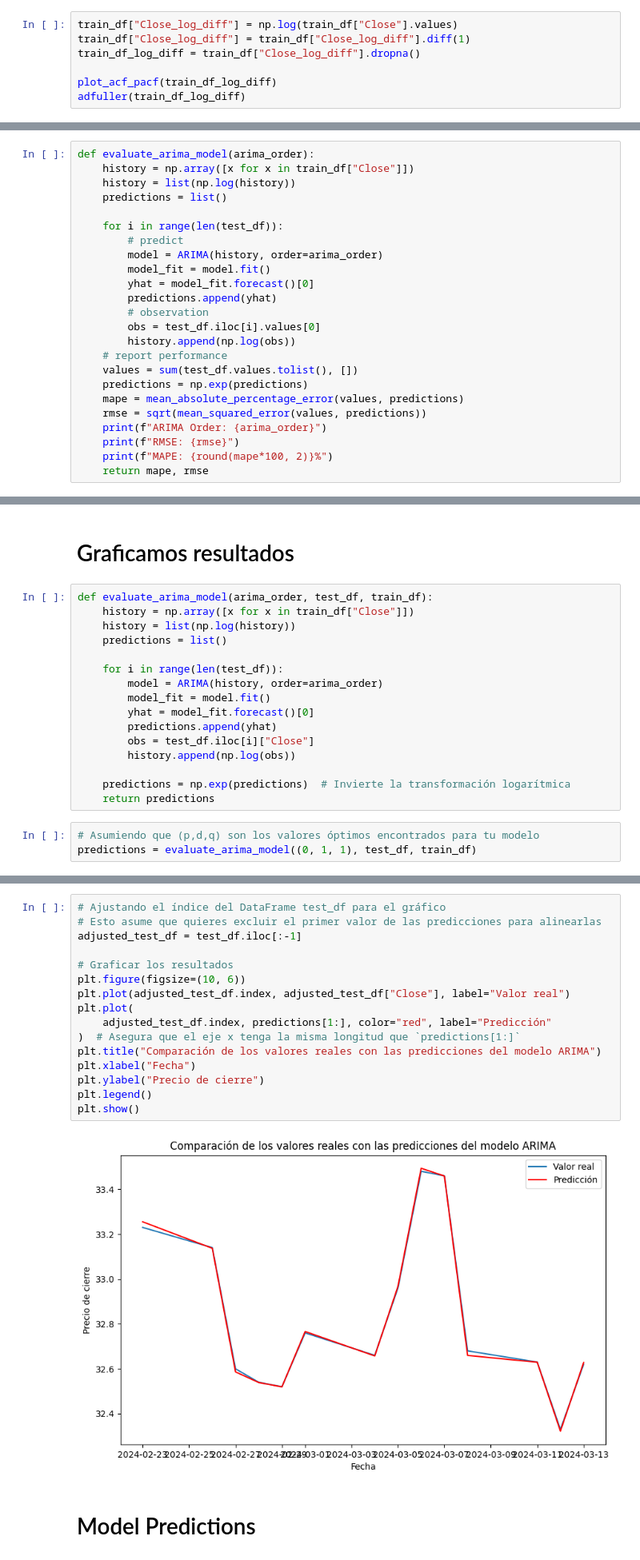
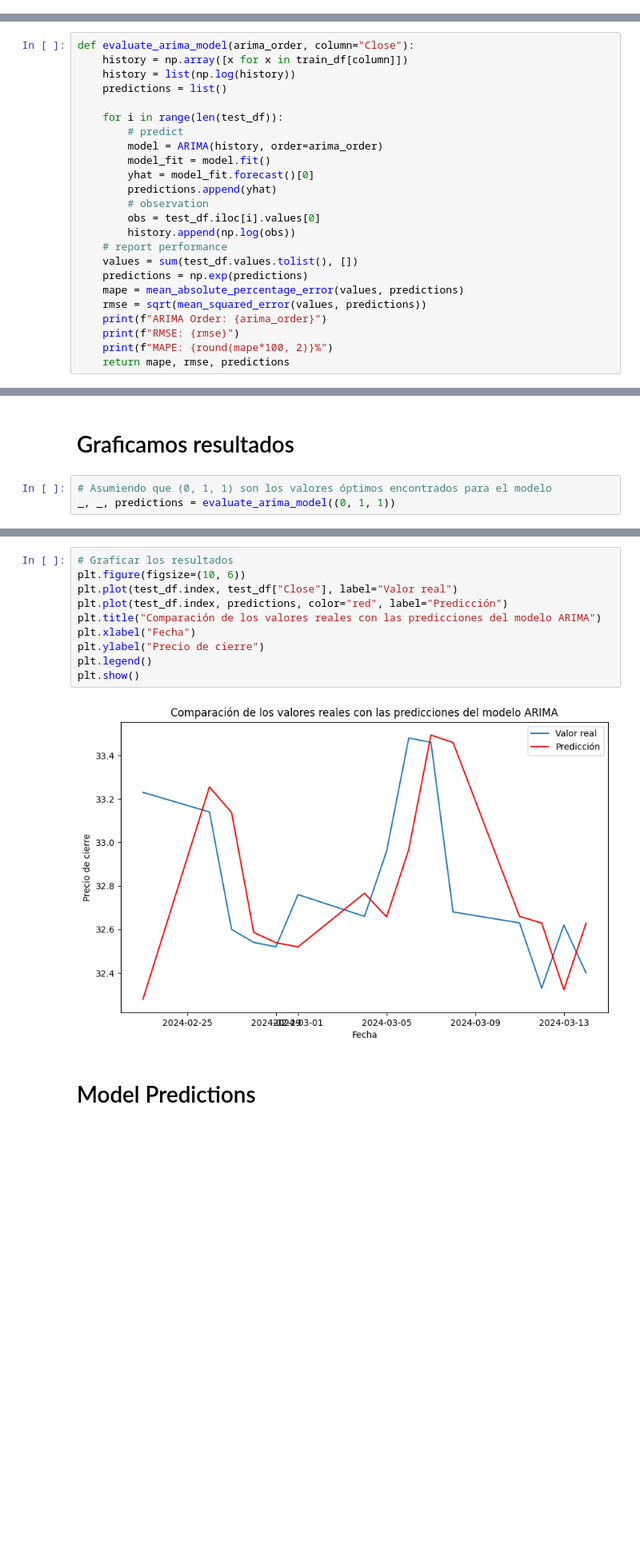
Before and after one commit to maestria-ds-eafit/estadistica-avanzada, a Jupyter notebook: prediccion-activo-financiero/ARMA Model for NVDA Price.ipynb, the cells around one changed output, grey strips where cells are left out. Shown at 80% size. Cells and saved outputs as stored; diff of their text form; blank space fills up the shorter version.

```diff
--- a/prediccion-activo-financiero/ARMA Model for NVDA Price.ipynb
+++ b/prediccion-activo-financiero/ARMA Model for NVDA Price.ipynb
@@ -266,10 +230,3 @@ where,
 - $y\_new_t$: Final Differenced Transformed Series at time $t$
 - $y_t$: Original Series at time $t$
 - $y_{t-1}$: Original Series at time $t-1$
-# %%
-train_df["Close_log_diff"] = np.log(train_df["Close"].values)
-train_df["Close_log_diff"] = train_df["Close_log_diff"].diff(1)
-train_df_log_diff = train_df["Close_log_diff"].dropna()
-
-plot_acf_pacf(train_df_log_diff)
-adfuller(train_df_log_diff)
@@ -379,8 +288,8 @@ MAPE: 0.009127213956516595
 # %% [markdown]
 ## ARIMA model (1, 1, 0)
 # %%
-def evaluate_arima_model(arima_order):
-    history = np.array([x for x in train_df["Close"]])
+def evaluate_arima_model(arima_order, column="Close"):
+    history = np.array([x for x in train_df[column]])
     history = list(np.log(history))
     predictions = list()
 
@@ -401,7 +310,7 @@ def evaluate_arima_model(arima_order):
     print(f"ARIMA Order: {arima_order}")
     print(f"RMSE: {rmse}")
     print(f"MAPE: {round(mape*100, 2)}%")
-    return mape, rmse
+    return mape, rmse, predictions
 # %%
 evaluate_arima_model((1, 1, 0))
 # %% [output]
@@ -528,21 +416,5 @@ model_fit = model.fit()
 # %% [markdown]
 # Graficamos resultados
-# %%
-def evaluate_arima_model(arima_order, test_df, train_df):
-    history = np.array([x for x in train_df["Close"]])
-    history = list(np.log(history))
-    predictions = list()
-
-    for i in range(len(test_df)):
-        model = ARIMA(history, order=arima_order)
-        model_fit = model.fit()
-        yhat = model_fit.forecast()[0]
-        predictions.append(yhat)
-        obs = test_df.iloc[i]["Close"]
-        history.append(np.log(obs))
-
-    predictions = np.exp(predictions)  # Invierte la transformación logarítmica
-    return predictions
 # %%
-# Asumiendo que (p,d,q) son los valores óptimos encontrados para tu modelo
-predictions = evaluate_arima_model((0, 1, 1), test_df, train_df)
+# Asumiendo que (0, 1, 1) son los valores óptimos encontrados para el modelo
+_, _, predictions = evaluate_arima_model((0, 1, 1))
@@ -549,21 +425,15 @@ predictions = evaluate_arima_model((0, 1, 1), test_df, train_df)
 # %%
-# Ajustando el índice del DataFrame test_df para el gráfico
-# Esto asume que quieres excluir el primer valor de las predicciones para alinearlas
-adjusted_test_df = test_df.iloc[:-1]
-
 # Graficar los resultados
 plt.figure(figsize=(10, 6))
-plt.plot(adjusted_test_df.index, adjusted_test_df["Close"], label="Valor real")
-plt.plot(
-    adjusted_test_df.index, predictions[1:], color="red", label="Predicción"
-)  # Asegura que el eje x tenga la misma longitud que `predictions[1:]`
+plt.plot(test_df.index, test_df["Close"], label="Valor real")
+plt.plot(test_df.index, predictions, color="red", label="Predicción")
 plt.title("Comparación de los valores reales con las predicciones del modelo ARIMA")
 plt.xlabel("Fecha")
 plt.ylabel("Precio de cierre")
 plt.legend()
 plt.show()
 # %% [output]
-[figure, old version]
+[figure, new version]
 # %% [markdown]
 # Model Predictions
 # %% [markdown]
```
Also changed, not shown: parts of 39 cells of this notebook.
